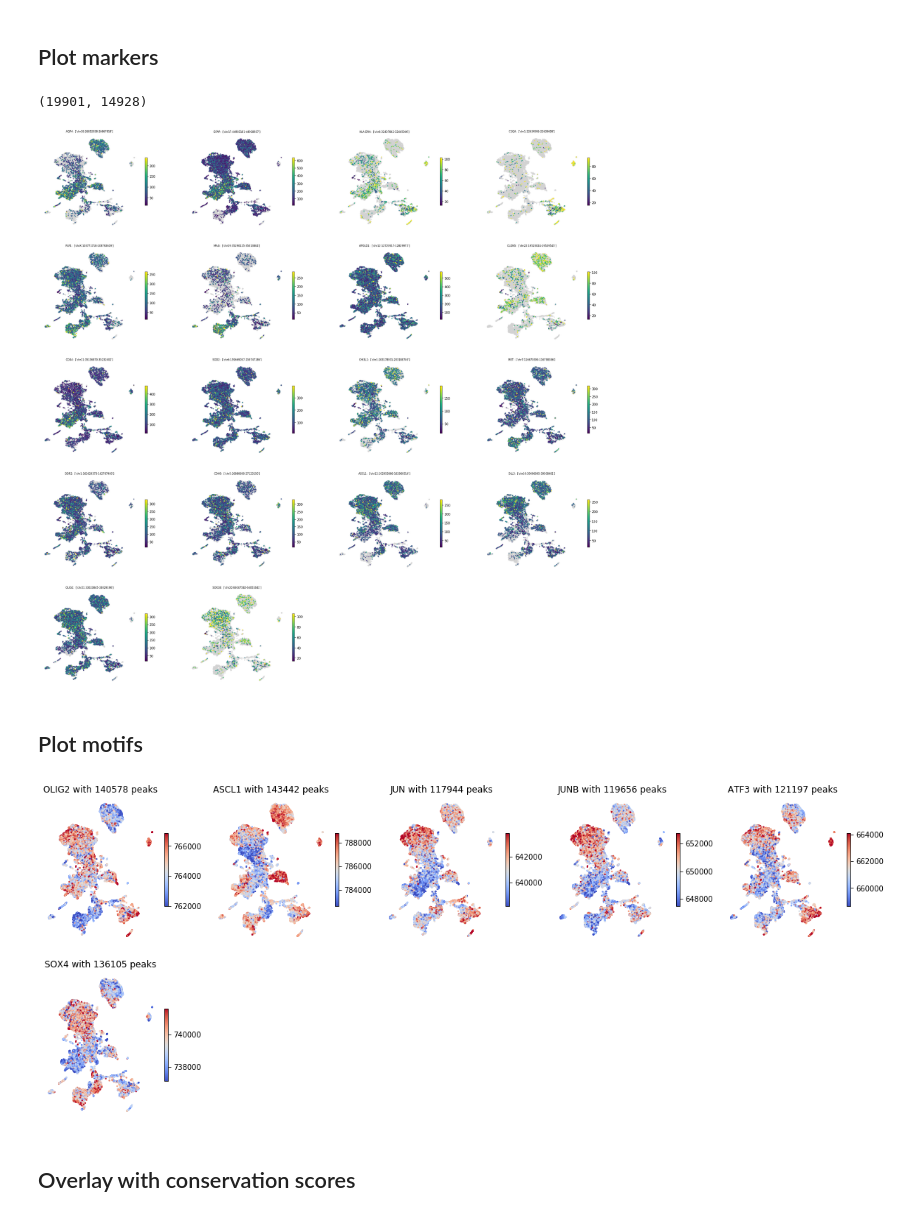
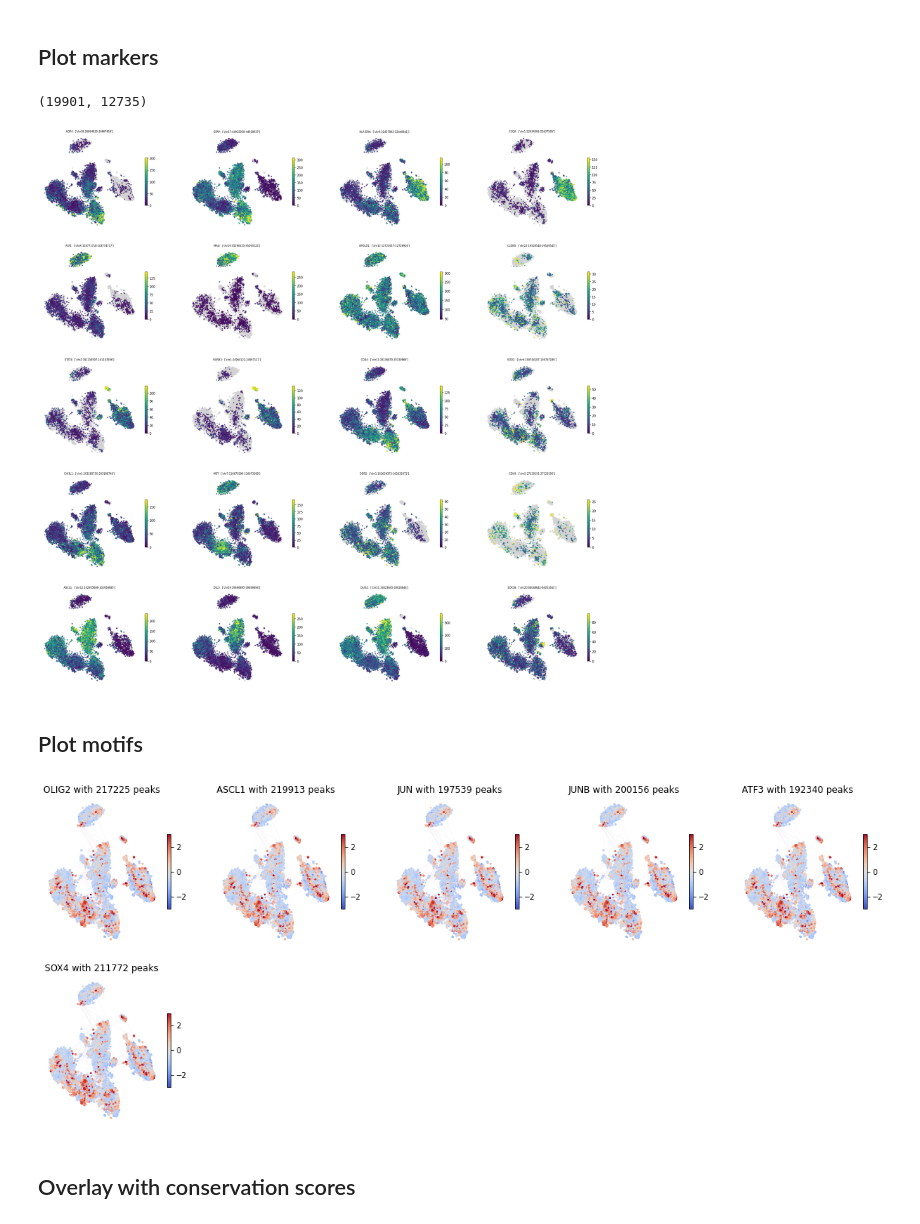
Before and after one commit to linnarsson-lab/chromograph, a Jupyter notebook: notebooks/Glioma_enhancers.ipynb, the cells around one changed output. Saved outputs shown, nothing was run; the diff lists cells and outputs as text; code cells hidden in the pictures.

```diff
--- a/notebooks/Glioma_enhancers.ipynb
+++ b/notebooks/Glioma_enhancers.ipynb
@@ -44,41 +44,52 @@ logging.basicConfig(
 config = config.load_config()
 sys.path.append("/home/camiel/anaconda3/envs/chromo/bin/")
 # %%
-from chromograph.pipeline.utils import *
+## Files
+# f = '/proj/DEV_ATAC/Kriegstein_20200729/All/All_peaks.loom'
+# f_agg = '/proj/DEV_ATAC/Kriegstein_20200729/All/All_peaks.agg.loom'
+# binfile = '/proj/DEV_ATAC/Kriegstein_20200729/All/All.loom'
+# f_GA = '/proj/DEV_ATAC/Kriegstein_20200729/All/All_GA.loom'
+# f_GA_agg = '/proj/DEV_ATAC/Kriegstein_20200729/All/All_GA.agg.loom'
+# f_motif = '/proj/DEV_ATAC/Kriegstein_20200729/All/All_motifs.loom'
 
-f = '/proj/DEV_ATAC/Kriegstein_20200729/All/All_peaks.loom'
-f_agg = '/proj/DEV_ATAC/Kriegstein_20200729/All/All_peaks.agg.loom'
-binfile = '/proj/DEV_ATAC/Kriegstein_20200729/All/All.loom'
-f_GA = '/proj/DEV_ATAC/Kriegstein_20200729/All/All_GA.loom'
-f_GA_agg = '/proj/DEV_ATAC/Kriegstein_20200729/All/All_GA.agg.loom'
-f_motif = '/proj/DEV_ATAC/Kriegstein_20200729/All/All_motifs.loom'
+f_dir = '/proj/DEV_ATAC/GBM_20210316/WTIDH1'
+subset = 'WTIDH1'
+date = '20210323'
+files = [f"{subset}_peaks.loom",
+        f"{subset}_peaks.agg.loom",
+        f"{subset}.loom",
+        f"{subset}_prom.loom",
+        f"{subset}_prom.agg.loom",
+        f"{subset}_motifs.loom"]
+f, f_agg, binfile, f_GA, f_GA_agg, f_motif = [os.path.join(f_dir, x) for x in files]
 # %% [markdown]
 ## Plot markers
 # %%
 ## Markers
 markers = ['AQP4', 'GFAP', ## Astrocyte
            'HLA-DRA', 'C1QA', ## Myeloid
            'PLP1', 'MAG', ## Oligodendrocyte
            'APOLD1', 'CLDN5', ## Endothelial
+           'STAT4', 'RUNX3', ## Pericytes
            'CD44', 'SOD2', 'CHI3L1',  # Mesenchymal
            'MET', 'DDR2', 'CDH9', ## Classic
            'ASCL1', 'DLL3', 'OLIG2', ## Proneuronal
            'SOX18'  ## IDH-S
           ]
 out_file = '/home/camiel/misc/markers_Glioma.png'
 
 ## Check that marker names exist in GA file, some Gencode transcripts are not available as gene-body scores
 with loompy.connect(f_GA, 'r') as ds:
     print(ds.shape)
     for marker in markers:
         if marker not in ds.ra.Gene:
             logging.info(f"Can't find {marker}")
 
 with loompy.connect(f_GA, 'r') as ds:
-    marker_plot(ds, out_file, markers, lay='CPM', embedding='UMAP')
+    marker_plot(ds, out_file, markers, lay='pooled_CPM', embedding='TSNE')
 # %% [output]
-(19901, 14928)
+(19901, 12735)
-[figure, old version]
+[figure, new version]
 # %% [markdown]
 ## Plot motifs
 # %%
@@ -169,9 +180,9 @@ with loompy.connect(f_motif, 'r') as ds:
             logging.info(f"Can't find {marker}")
 
 with loompy.connect(f_motif, 'r') as ds:
-    motif_plot(ds, '/home/camiel/misc/tumor_motifs.png', markers, 'UMAP', layer='smooth')
+    motif_plot(ds, '/home/camiel/misc/tumor_motifs.png', markers, 'TSNE', layer='MZ')
 # %% [output]
-[figure, old version]
+[figure, new version]
 # %% [markdown]
 ## Overlay with conservation scores
 # %%
```
Also changed, not shown: parts of 18 cells of this notebook, 10 other files.
